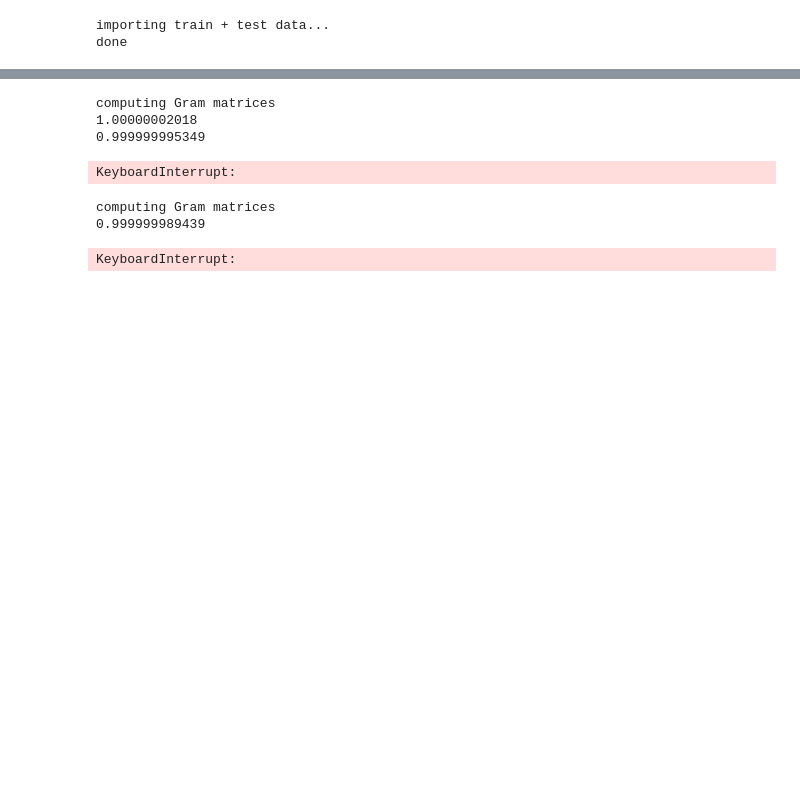
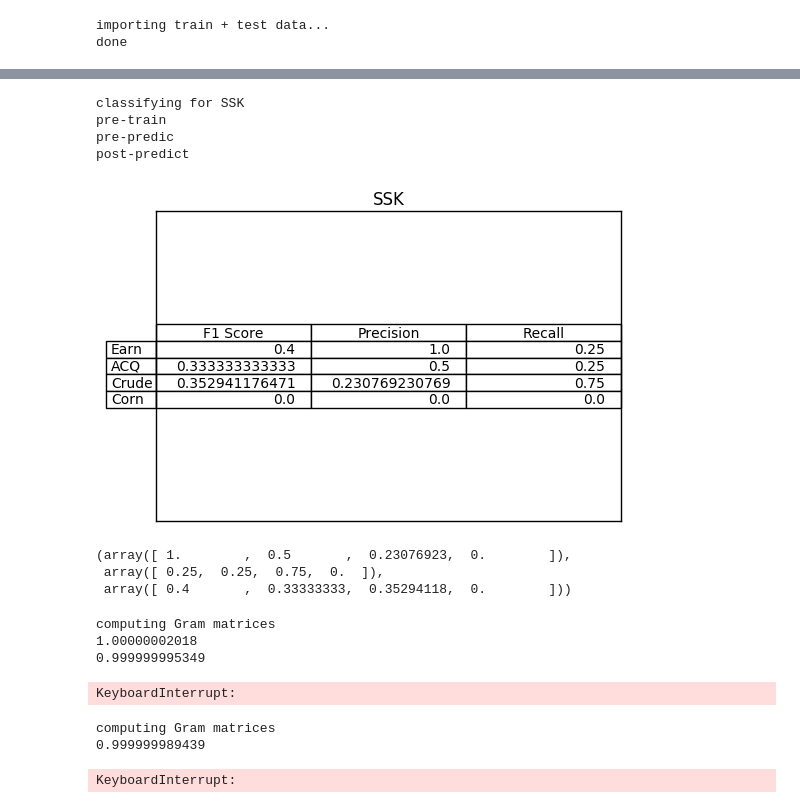
Before and after one commit to fabianschilling/string-kernels, a Jupyter notebook: notebooks/StartExperiment.ipynb, the cells around one changed output, grey strips where cells are left out. Drawn from its saved outputs; the diff is of its cells as text; code cells hidden in the pictures; blank space fills up the shorter version.

```diff
--- a/notebooks/StartExperiment.ipynb
+++ b/notebooks/StartExperiment.ipynb
@@ -14,6 +44,15 @@ testExp.run_fast_WK_test()
 # %%
 #This seems to be taking forever... find out why
-testExp.run_SSK_test(14,0.5)
+testExp.run_SSK_test(6,0.5,"testingUptoSSK5")
+# %% [output]
+classifying for SSK
+pre-train
+pre-predic
+post-predict
+[figure, added]
+(array([ 1.        ,  0.5       ,  0.23076923,  0.        ]),
+ array([ 0.25,  0.25,  0.75,  0.  ]),
+ array([ 0.4       ,  0.33333333,  0.35294118,  0.        ]))
 # %%
 testExp.WKTrainGram[0]
 # %%
```
Also changed, not shown: parts of 2 cells of this notebook, 5 other files.
